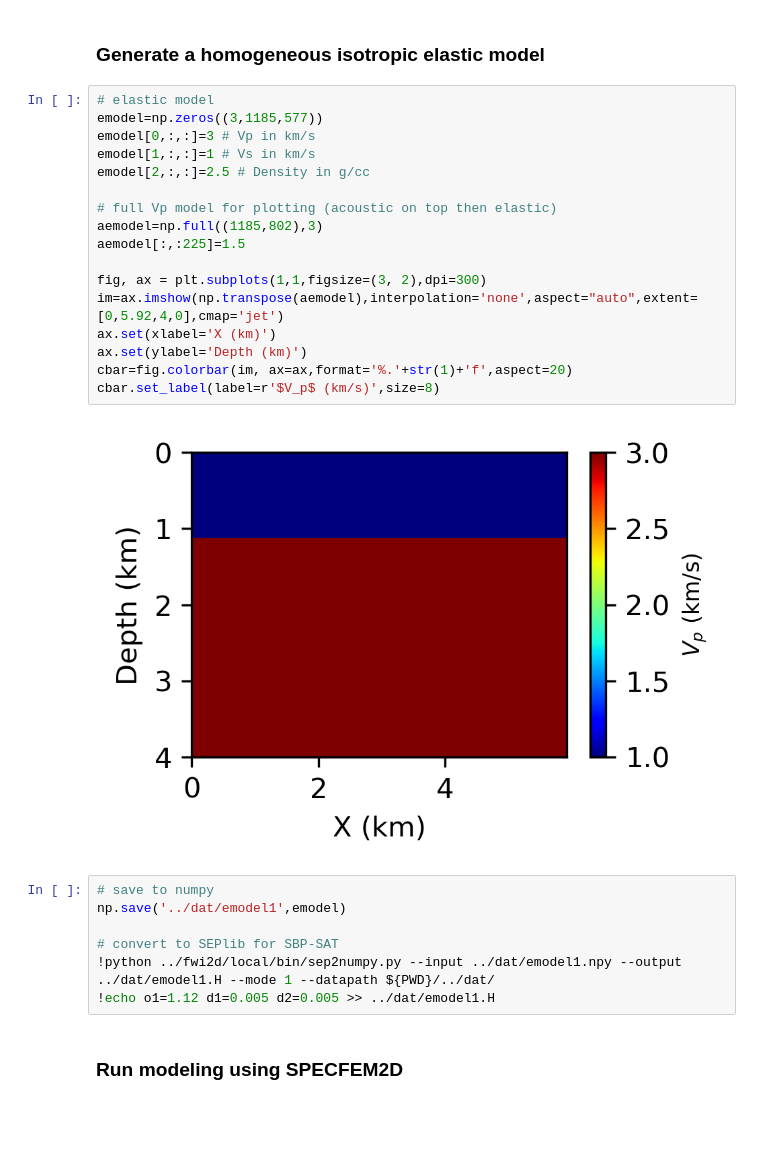
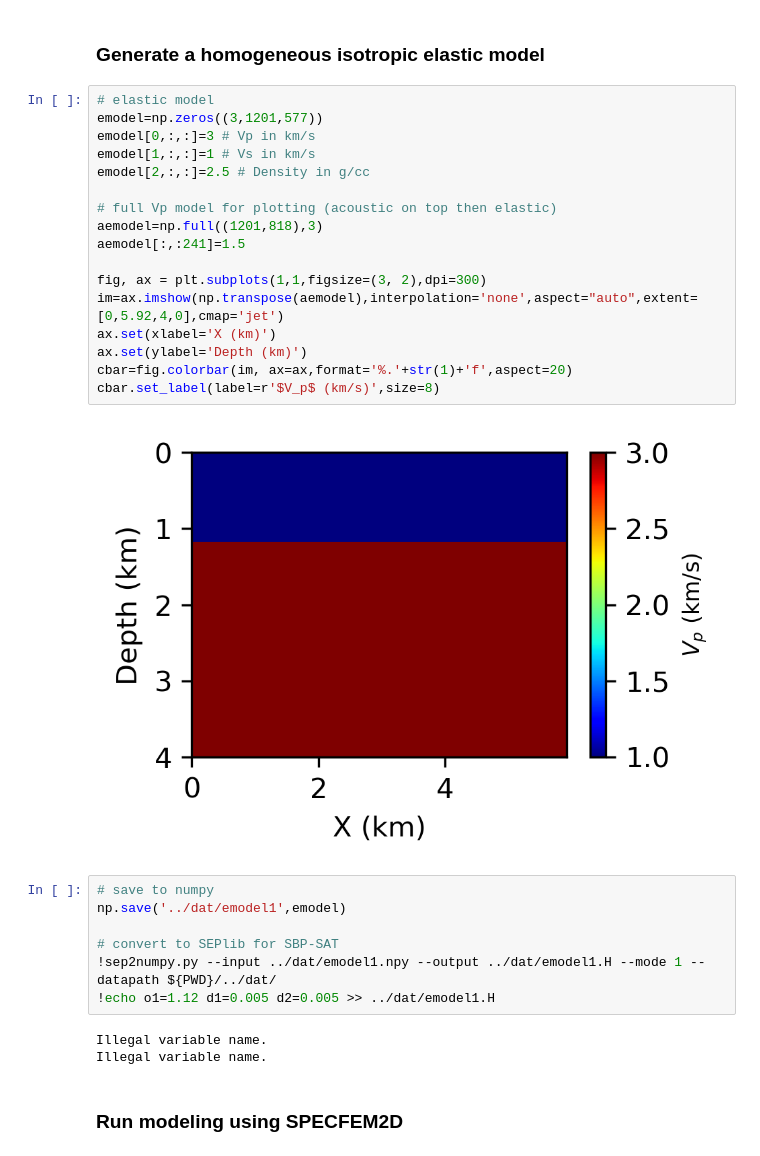
Before and after one commit to nmbader/sbp_sat_geophysics_2022, a Jupyter notebook: notebooks/2_SBP_vs_SPECFEM2D.ipynb, the cells around one changed output. Drawn from its saved outputs; the diff is of its cells as text; blank space fills up the shorter version.

```diff
--- a/notebooks/2_SBP_vs_SPECFEM2D.ipynb
+++ b/notebooks/2_SBP_vs_SPECFEM2D.ipynb
@@ -49,30 +56,33 @@ np.save('../dat/src1',src1)
 ### Generate a homogeneous isotropic elastic model
 # %%
 # elastic model
-emodel=np.zeros((3,1185,577))
+emodel=np.zeros((3,1201,577))
 emodel[0,:,:]=3 # Vp in km/s
 emodel[1,:,:]=1 # Vs in km/s
 emodel[2,:,:]=2.5 # Density in g/cc
 
 # full Vp model for plotting (acoustic on top then elastic)
-aemodel=np.full((1185,802),3)
-aemodel[:,:225]=1.5
+aemodel=np.full((1201,818),3)
+aemodel[:,:241]=1.5
 
 fig, ax = plt.subplots(1,1,figsize=(3, 2),dpi=300)
 im=ax.imshow(np.transpose(aemodel),interpolation='none',aspect="auto",extent=[0,5.92,4,0],cmap='jet')
 ax.set(xlabel='X (km)')
 ax.set(ylabel='Depth (km)')
 cbar=fig.colorbar(im, ax=ax,format='%.'+str(1)+'f',aspect=20)
 cbar.set_label(label=r'$V_p$ (km/s)',size=8)
 # %% [output]
-[figure, old version]
+[figure, new version]
 # %%
 # save to numpy
 np.save('../dat/emodel1',emodel)
 
 # convert to SEPlib for SBP-SAT
-!python ../fwi2d/local/bin/sep2numpy.py --input ../dat/emodel1.npy --output ../dat/emodel1.H --mode 1 --datapath ${PWD}/../dat/
+!sep2numpy.py --input ../dat/emodel1.npy --output ../dat/emodel1.H --mode 1 --datapath ${PWD}/../dat/
 !echo o1=1.12 d1=0.005 d2=0.005 >> ../dat/emodel1.H
+# %% [output]
+Illegal variable name.
+Illegal variable name.
 # %% [markdown]
 ### Run modeling using SPECFEM2D
 # %%
```
Also changed, not shown: parts of 9 cells of this notebook, 4 other files.
